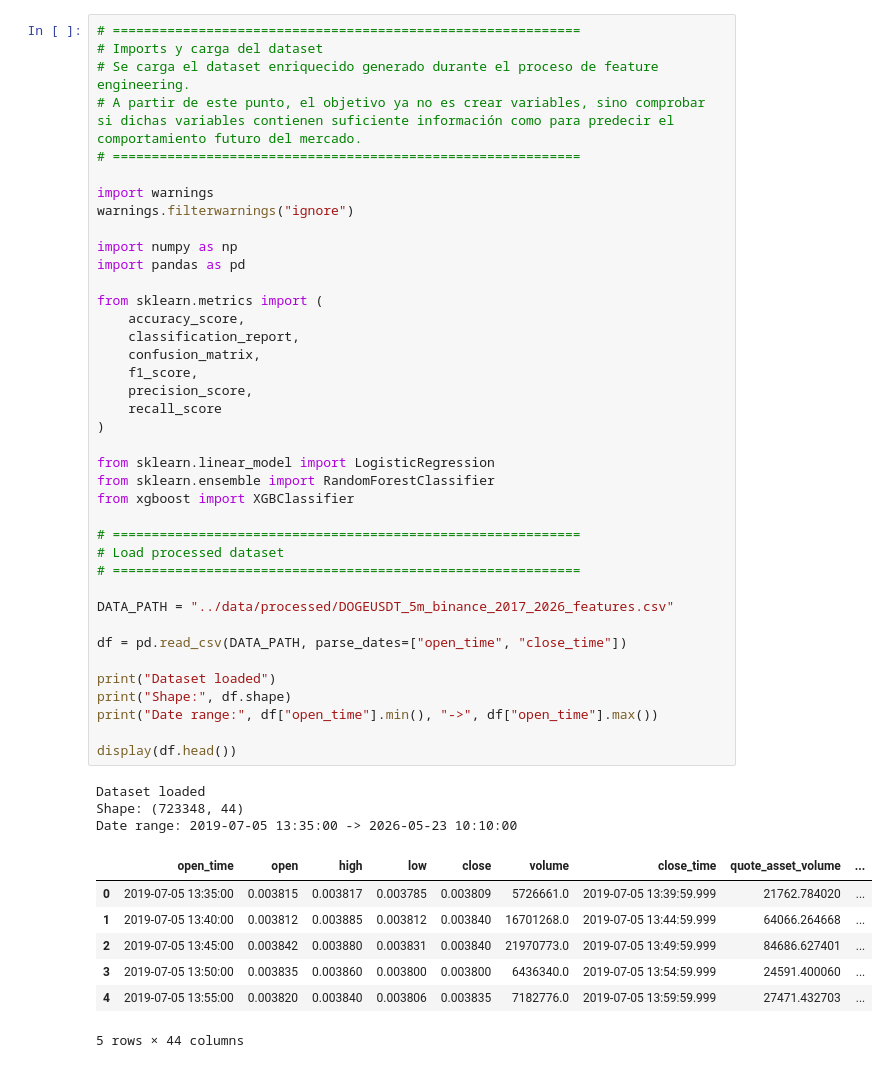
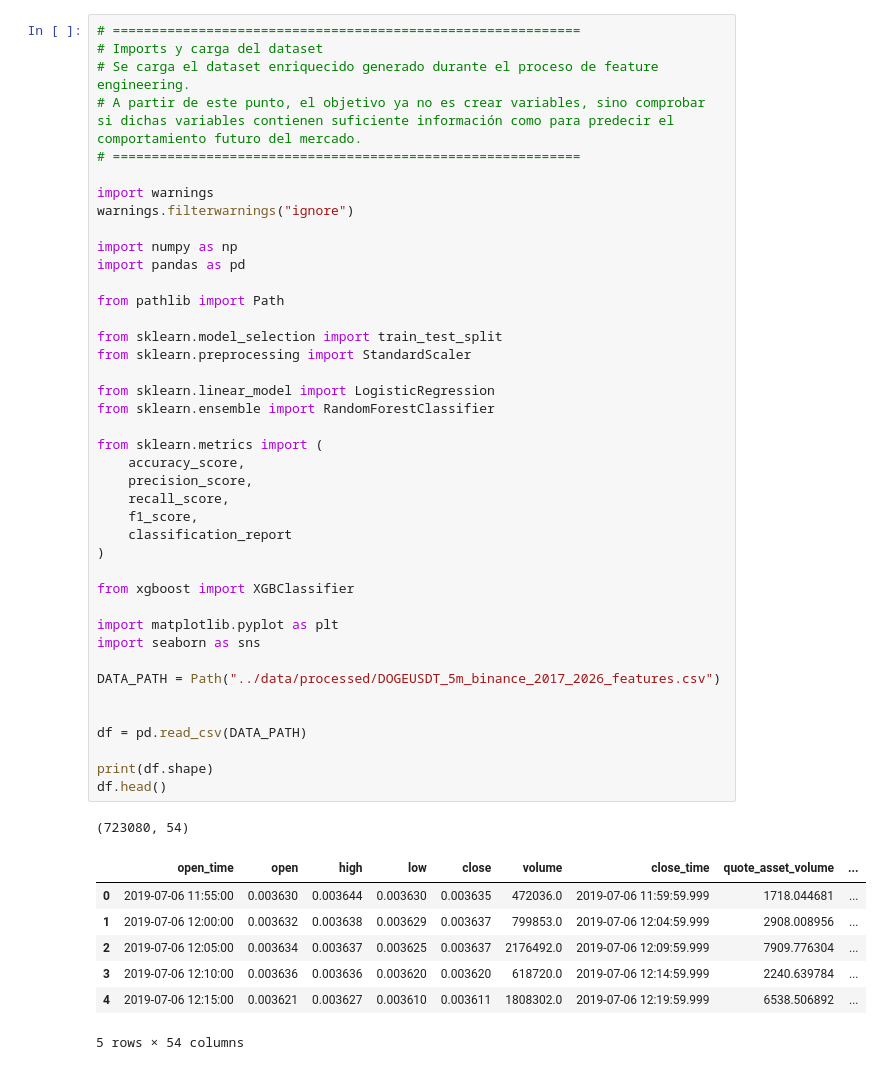
Before and after one commit to Prograwomack/tfm, a Jupyter notebook: notebooks/04_baseline_ml_doge.ipynb, the cells around one changed output. Saved outputs shown, nothing was run; the diff lists cells and outputs as text.

```diff
--- a/notebooks/04_baseline_ml_doge.ipynb
+++ b/notebooks/04_baseline_ml_doge.ipynb
@@ -17,53 +19,53 @@ Este notebook servirá como punto de partida para:
 # %%
 # ============================================================
 # Imports y carga del dataset
 # Se carga el dataset enriquecido generado durante el proceso de feature engineering.
 # A partir de este punto, el objetivo ya no es crear variables, sino comprobar si dichas variables contienen suficiente información como para predecir el comportamiento futuro del mercado.
 # ============================================================
 
 import warnings
 warnings.filterwarnings("ignore")
 
 import numpy as np
 import pandas as pd
 
-from sklearn.metrics import (
-    accuracy_score,
-    classification_report,
-    confusion_matrix,
-    f1_score,
-    precision_score,
-    recall_score
-)
+from pathlib import Path
+
+from sklearn.model_selection import train_test_split
+from sklearn.preprocessing import StandardScaler
 
 from sklearn.linear_model import LogisticRegression
 from sklearn.ensemble import RandomForestClassifier
+
+from sklearn.metrics import (
+    accuracy_score,
+    precision_score,
+    recall_score,
+    f1_score,
+    classification_report
+)
+
 from xgboost import XGBClassifier
 
-# ============================================================
-# Load processed dataset
-# ============================================================
+import matplotlib.pyplot as plt
+import seaborn as sns
 
-DATA_PATH = "../data/processed/DOGEUSDT_5m_binance_2017_2026_features.csv"
+DATA_PATH = Path("../data/processed/DOGEUSDT_5m_binance_2017_2026_features.csv")
 
-df = pd.read_csv(DATA_PATH, parse_dates=["open_time", "close_time"])
 
-print("Dataset loaded")
-print("Shape:", df.shape)
-print("Date range:", df["open_time"].min(), "->", df["open_time"].max())
+df = pd.read_csv(DATA_PATH)
 
-display(df.head())
+print(df.shape)
+df.head()
 # %% [output]
-Dataset loaded
-Shape: (723348, 44)
-Date range: 2019-07-05 13:35:00 -> 2026-05-23 10:10:00
+(723080, 54)
 |  | open_time | open | high | low | close | volume | close_time | quote_asset_volume | ... |
-| 0 | 2019-07-05 13:35:00 | 0.003815 | 0.003817 | 0.003785 | 0.003809 | 5726661.0 | 2019-07-05 13:39:59.999 | 21762.784020 | ... |
-| 1 | 2019-07-05 13:40:00 | 0.003812 | 0.003885 | 0.003812 | 0.003840 | 16701268.0 | 2019-07-05 13:44:59.999 | 64066.264668 | ... |
-| 2 | 2019-07-05 13:45:00 | 0.003842 | 0.003880 | 0.003831 | 0.003840 | 21970773.0 | 2019-07-05 13:49:59.999 | 84686.627401 | ... |
-| 3 | 2019-07-05 13:50:00 | 0.003835 | 0.003860 | 0.003800 | 0.003800 | 6436340.0 | 2019-07-05 13:54:59.999 | 24591.400060 | ... |
-| 4 | 2019-07-05 13:55:00 | 0.003820 | 0.003840 | 0.003806 | 0.003835 | 7182776.0 | 2019-07-05 13:59:59.999 | 27471.432703 | ... |
+| 0 | 2019-07-06 11:55:00 | 0.003630 | 0.003644 | 0.003630 | 0.003635 | 472036.0 | 2019-07-06 11:59:59.999 | 1718.044681 | ... |
+| 1 | 2019-07-06 12:00:00 | 0.003632 | 0.003638 | 0.003629 | 0.003637 | 799853.0 | 2019-07-06 12:04:59.999 | 2908.008956 | ... |
+| 2 | 2019-07-06 12:05:00 | 0.003634 | 0.003637 | 0.003625 | 0.003637 | 2176492.0 | 2019-07-06 12:09:59.999 | 7909.776304 | ... |
+| 3 | 2019-07-06 12:10:00 | 0.003636 | 0.003636 | 0.003620 | 0.003620 | 618720.0 | 2019-07-06 12:14:59.999 | 2240.639784 | ... |
+| 4 | 2019-07-06 12:15:00 | 0.003621 | 0.003627 | 0.003610 | 0.003611 | 1808302.0 | 2019-07-06 12:19:59.999 | 6538.506892 | ... |
-5 rows × 44 columns
+5 rows × 54 columns
 # %%
 # ============================================================
 # Selección de features y target
```
Also changed, not shown: parts of 18 cells of this notebook, 1 other file.
